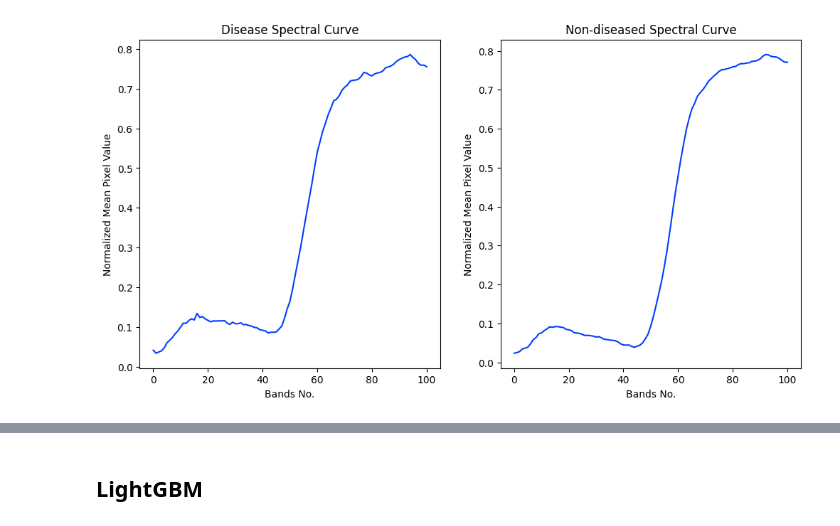
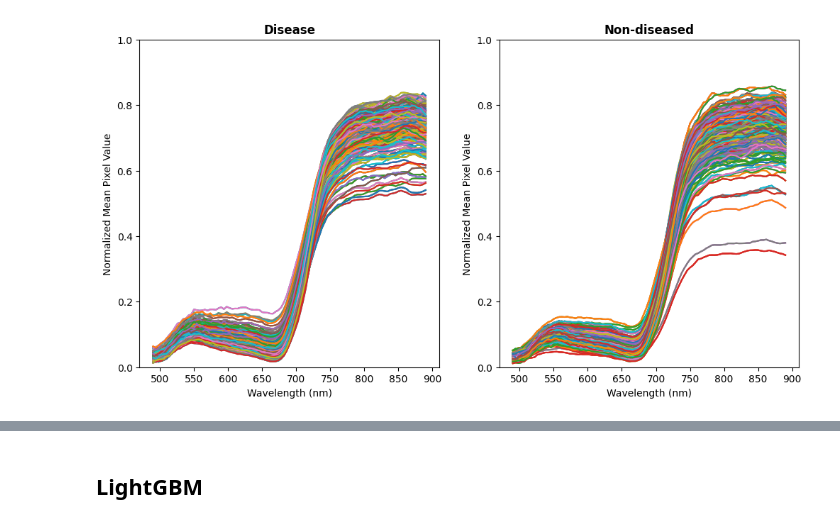
Before and after one commit to VanLinLin/Automated-Crop-Disease-Diagnosis-from-Hyperspectral-Imagery-3rd, a Jupyter notebook: ML_methods.ipynb, the cells around one changed output, grey strips where cells are left out. Saved outputs shown, nothing was run; the diff lists cells and outputs as text; code cells hidden in the pictures.

```diff
--- a/ML_methods.ipynb
+++ b/ML_methods.ipynb
@@ -52,29 +59,27 @@ for i in range(org_hsi1.shape[0]):
 # %%
-import matplotlib as mpl
-mpl.style.use(['seaborn-v0_8-bright'])
+ymin, ymax = 0, 1
 
-# ymin, ymax = 0, 1
-# ax = plt.subplot(1,2,1)
-# plt.imshow(hsi_1)
-# plt.axis('off')
-# ax.set_title('2')
-# ax = plt.subplot(1,2,2)
-# plt.imshow(hsi_0)
-# plt.axis('off')
-# ax.set_title('1')
 plt.figure(figsize=(12,6))
+
+df_d = df[df['label']==1].drop('label', axis=1)
+df_nd = df[df['label']==0].drop('label', axis=1)
+
 ax = plt.subplot(1,2,1)
-plt.plot(range(len(spec_1)), spec_1)
-# ax.set_ylim([ymin, ymax])
-ax.set_title('Disease Spectral Curve')
+for i in range(df_d.shape[0]):
+    ax.plot(range(490, 894, 4), df_d.iloc[i])
+ax.set_ylim([ymin, ymax])
+ax.set_title('Disease', fontweight='bold')
 ax.set_ylabel('Normalized Mean Pixel Value')
-ax.set_xlabel('Bands No.')
+ax.set_xlabel('Wavelength (nm)')
+
 ax = plt.subplot(1,2,2)
-plt.plot(range(len(spec_0)), spec_0)
-# ax.set_ylim([ymin, ymax])
-ax.set_title('Non-diseased Spectral Curve')
+for i in range(df_nd.shape[0]):
+    ax.plot(range(490, 894, 4), df_nd.iloc[i])
+ax.set_ylim([ymin, ymax])
+ax.set_title('Non-diseased', fontweight='bold')
 ax.set_ylabel('Normalized Mean Pixel Value')
-ax.set_xlabel('Bands No.')
+ax.set_xlabel('Wavelength (nm)')
+
 plt.show()
 # %% [output]
-[figure, old version]
+[figure, new version]
```
Also changed, not shown: parts of 15 cells of this notebook, 1 other file.
